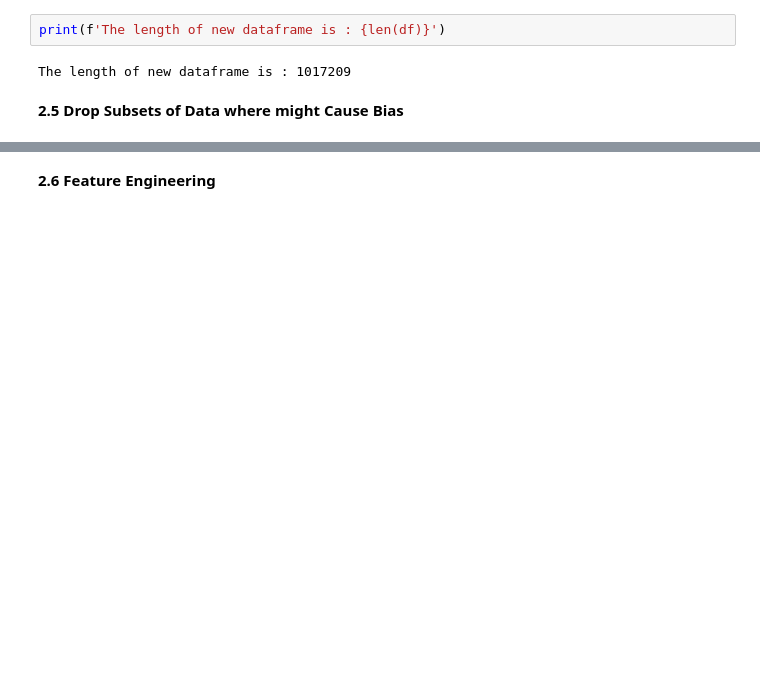
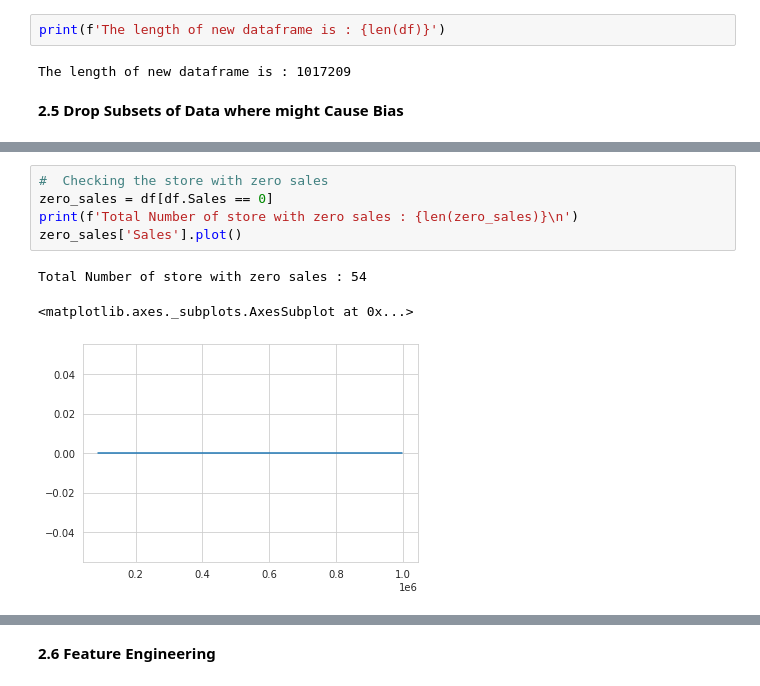
Before and after one commit to maxashoka3/Rossmann-Sales-Prediction, a Jupyter notebook: Rossmann_Sales_Prediction.ipynb, the cells around one changed output, grey strips where cells are left out. Cells and saved outputs as stored; diff of their text form; blank space fills up the shorter version.

```diff
--- a/Rossmann_Sales_Prediction.ipynb
+++ b/Rossmann_Sales_Prediction.ipynb
@@ -189,0 +198,9 @@ df[df.Sales == 0]['Sales'].sum()/df.Sales.sum()
+# %%
+#  Checking the store with zero sales
+zero_sales = df[df.Sales == 0]
+print(f'Total Number of store with zero sales : {len(zero_sales)}\n')
+zero_sales['Sales'].plot()
+# %% [output]
+Total Number of store with zero sales : 54
+<matplotlib.axes._subplots.AxesSubplot at 0x...>
+[figure, added]
```
Also changed, not shown: parts of 153 cells of this notebook.
